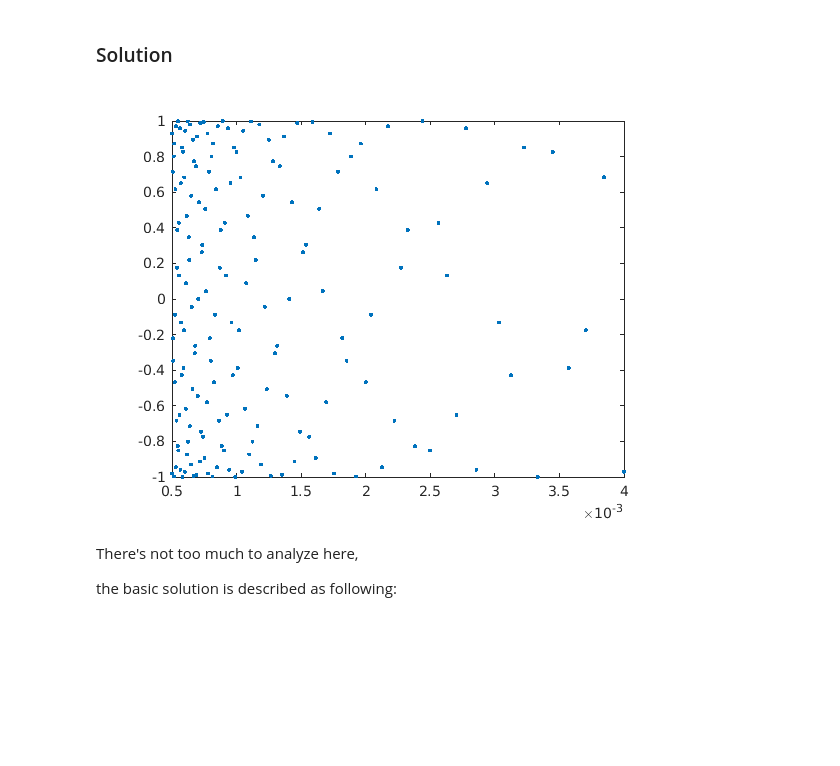
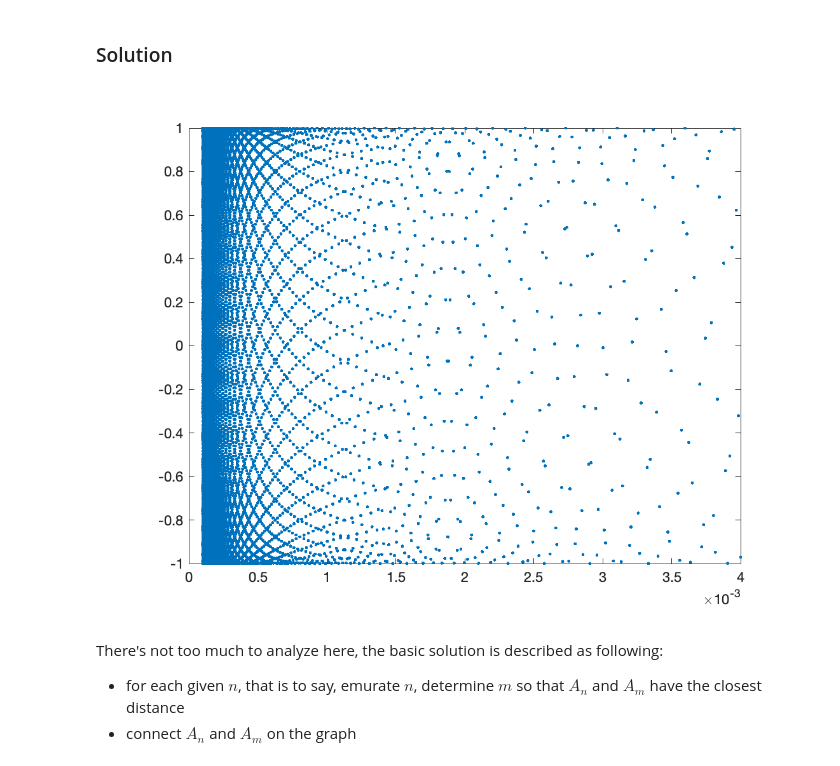
Before and after one commit to tiankaima/Notebooks, a Jupyter notebook: matlab/week1/2.ipynb, the cells around one changed output. Saved outputs shown, nothing was run; the diff lists cells and outputs as text; code cells hidden in the pictures; blank space fills up the shorter version.

```diff
--- a/matlab/week1/2.ipynb
+++ b/matlab/week1/2.ipynb
@@ -12,14 +12,16 @@ For a given $k$, shown what's the nearest point to $A_k = (\dfrac 1k, \sin(k))$
 # %% [markdown]
 ### Solution
 # %%
-n = 250:10:2000;
+n = 1:10000;
 x = 1./n;
 y = sin(n);
 plot(x,y,'.')
+axis([0, 4*10^(-3), -1,1]);
 # %% [output]
-[figure, old version]
+[figure, new version]
 # %% [markdown]
-There's not too much to analyze here,
+There's not too much to analyze here, the basic solution is described as following:
 
-the basic solution is described as following:
+* for each given $n$, that is to say, emurate $n$, determine $m$ so that $A_n$ and $A_m$ have the closest distance
+* connect $A_n$ and $A_m$ on the graph
 # %%
```
Also changed, not shown: parts of 8 cells of this notebook, 6 other files.
